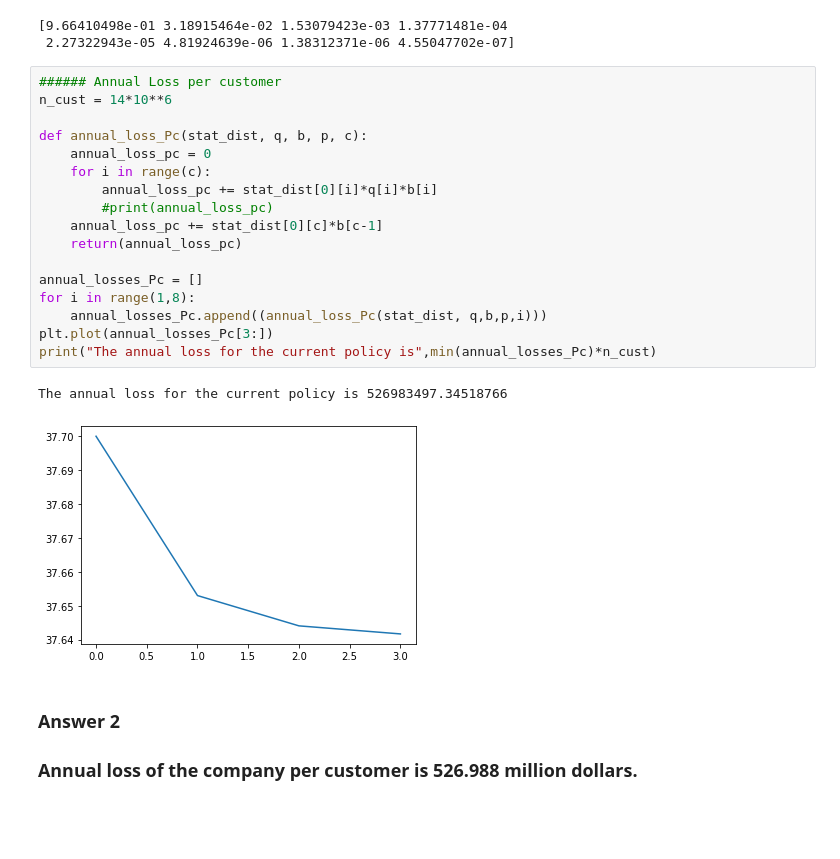
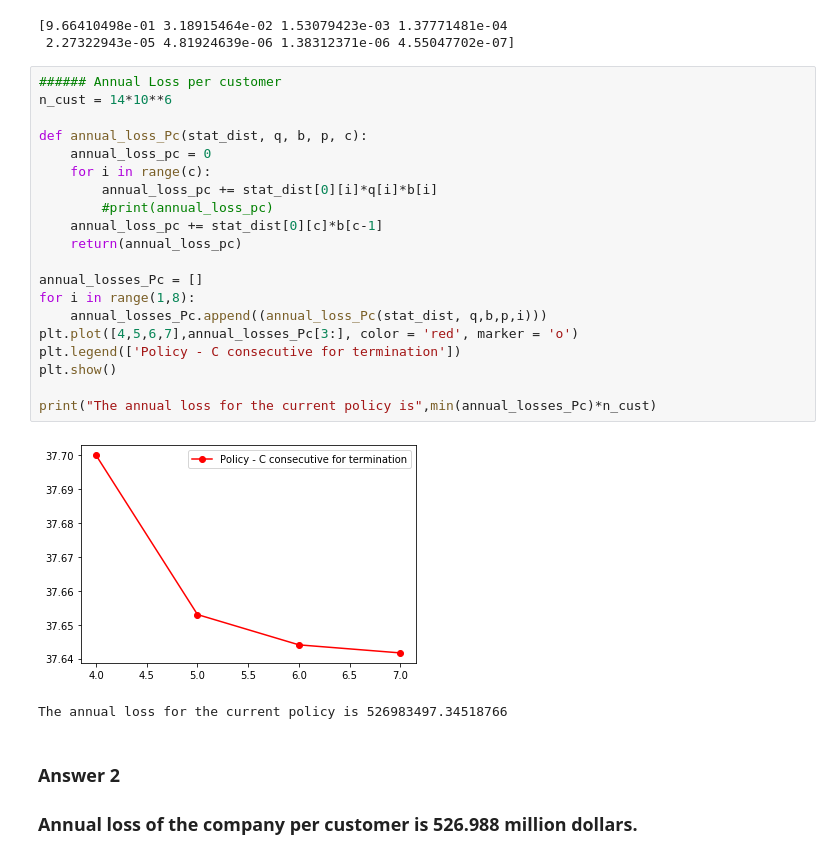
Before and after one commit to prerit1998jain/VisaRupay-Credit-Card-Company-An-application-of-DTMC-, a Jupyter notebook: VisaRuPay Credit Card Company.ipynb, the cells around one changed output. Cells and saved outputs as stored; diff of their text form; blank space fills up the shorter version.

```diff
--- a/VisaRuPay Credit Card Company.ipynb
+++ b/VisaRuPay Credit Card Company.ipynb
@@ -100,23 +100,26 @@ print(stat_dist[0])
 # %%
 ###### Annual Loss per customer
 n_cust = 14*10**6
 
 def annual_loss_Pc(stat_dist, q, b, p, c):
     annual_loss_pc = 0
     for i in range(c):
         annual_loss_pc += stat_dist[0][i]*q[i]*b[i]
         #print(annual_loss_pc)
     annual_loss_pc += stat_dist[0][c]*b[c-1]
     return(annual_loss_pc)
 
 annual_losses_Pc = []
 for i in range(1,8):
     annual_losses_Pc.append((annual_loss_Pc(stat_dist, q,b,p,i)))
-plt.plot(annual_losses_Pc[3:])
+plt.plot([4,5,6,7],annual_losses_Pc[3:], color = 'red', marker = 'o')
+plt.legend(['Policy - C consecutive for termination'])
+plt.show()
+
 print("The annual loss for the current policy is",min(annual_losses_Pc)*n_cust)
 # %% [output]
+[figure, new version]
 The annual loss for the current policy is 526983497.34518766
-[figure, old version]
 # %% [markdown]
 ### Answer 2
 
```
Also changed, not shown: parts of 3 cells of this notebook.
